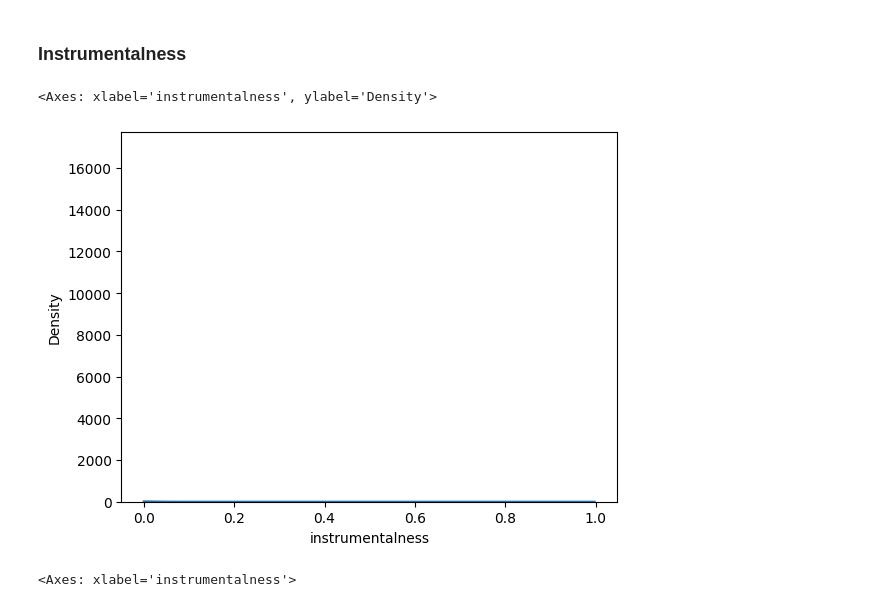
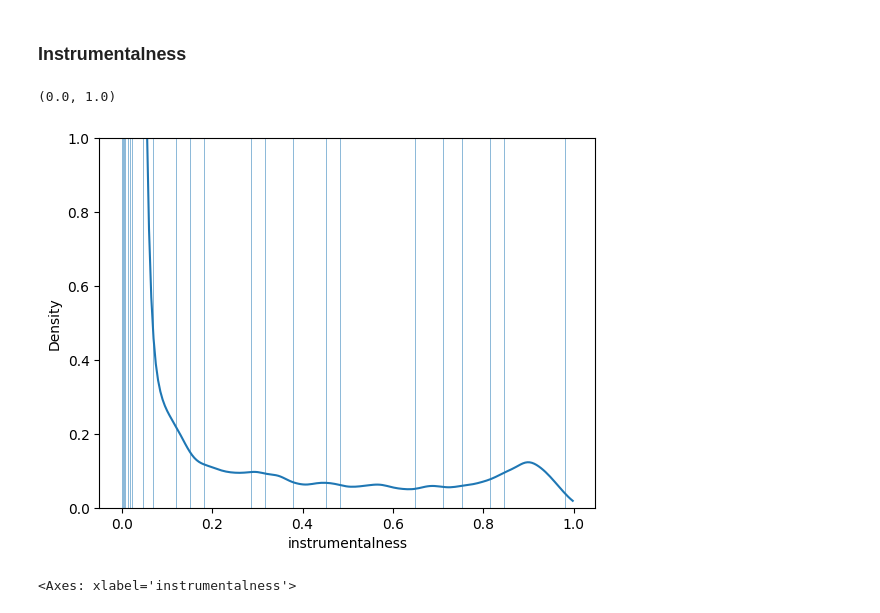
Before and after one commit to michal1010/song-recommendation-system, a Jupyter notebook: ium_notebook.ipynb, the cells around one changed output. Saved outputs shown, nothing was run; the diff lists cells and outputs as text; code cells hidden in the pictures.

```diff
--- a/ium_notebook.ipynb
+++ b/ium_notebook.ipynb
@@ -204,9 +205,10 @@ sns.boxplot(x=tracks_data['acousticness'])
 ### Instrumentalness
 # %%
 sns.histplot(tracks_data['instrumentalness'], kde=True, stat='density')
+plt.ylim(bottom=0, top=1)
 # %% [output]
-<Axes: xlabel='instrumentalness', ylabel='Density'>
+(0.0, 1.0)
-[figure, old version]
+[figure, new version]
 # %%
 sns.boxplot(x=tracks_data['instrumentalness'])
 # %% [output]
```
Also changed, not shown: parts of 42 cells of this notebook.
